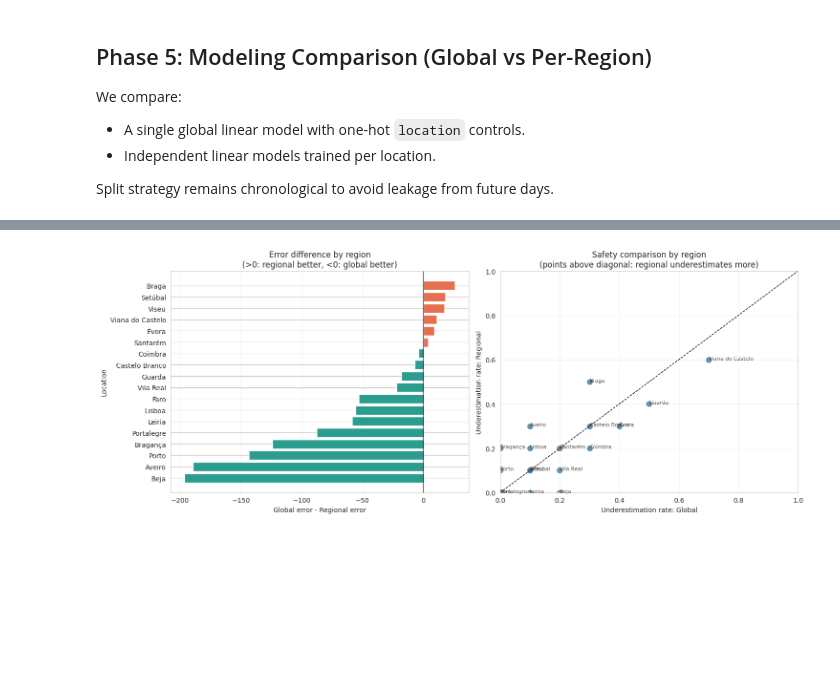
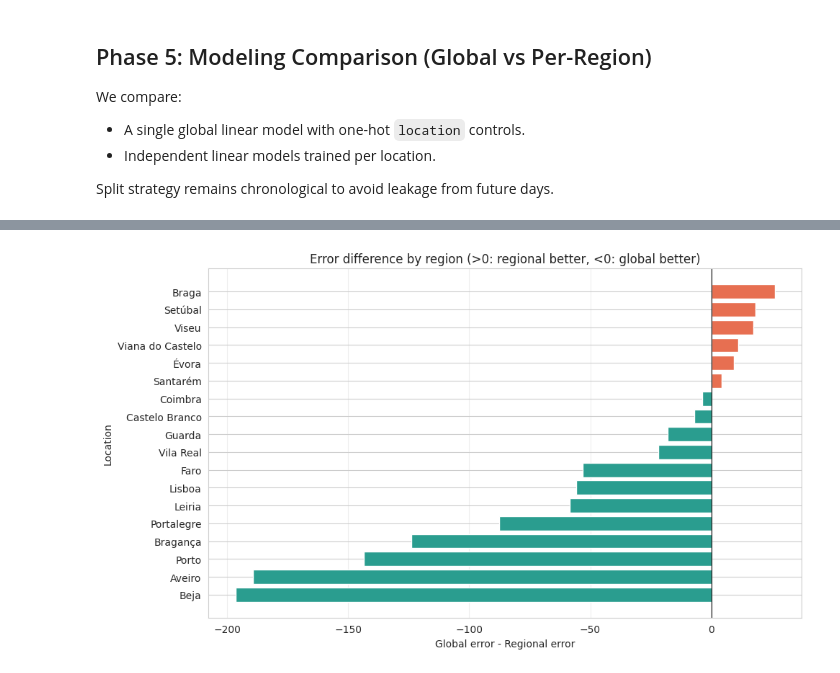
Before and after one commit to GrecoLucas/Weather-Prediction, a Jupyter notebook: Level_4/level_4_accidents.ipynb, the cells around one changed output, grey strips where cells are left out. Cells and saved outputs as stored; diff of their text form; code cells hidden in the pictures; blank space fills up the shorter version.

```diff
--- a/Level_4/level_4_accidents.ipynb
+++ b/Level_4/level_4_accidents.ipynb
@@ -639,12 +512,10 @@ wind_gusts_10m              0.161               0.224               -0.064
 # %%
-# Diagnostic 2: Between-region vs within-region decomposition for key concerns
+# Diagnostic 2: Between-region vs within-region decomposition for key features
 focus_features = [f for f in ['temperature_2m', 'surface_pressure', 'rain'] if f in merged_df.columns]
 
-# Between-region effect: correlate region means (proxy for long-run profile differences)
 region_means = merged_df.groupby('location')[focus_features + ['accident_count']].mean()
 between_corr = region_means.corr()['accident_count'].drop('accident_count')
 
-# Within-region effect: remove each region baseline and correlate residual variation
 demeaned_df = merged_df.copy()
 for col in focus_features + ['accident_count']:
     demeaned_df[col] = demeaned_df[col] - demeaned_df.groupby('location')[col].transform('mean')
@@ -664,22 +535,6 @@ decomp_table['between_minus_within'] = (
 print('CORRELATION DECOMPOSITION (GLOBAL / BETWEEN / WITHIN)')
 print('=' * 90)
 print(decomp_table.to_string())
-
-fig, axes = plt.subplots(1, 2, figsize=(14, 5.6))
-for ax, feat, color in zip(axes, ['temperature_2m', 'surface_pressure'], ['#1f77b4', '#d62728']):
-    if feat not in region_means.columns:
-        ax.axis('off')
-        continue
-    ax.scatter(region_means[feat], region_means['accident_count'], s=70, alpha=0.8, color=color)
-    for loc, row in region_means.iterrows():
-        ax.text(row[feat], row['accident_count'], loc, fontsize=8, alpha=0.8)
-    ax.set_xlabel(f'Mean {feat} by region')
-    ax.set_ylabel('Mean accident_count by region')
-    ax.set_title(f'Between-region profile: {feat} vs accidents')
-    ax.grid(alpha=0.25)
-
-plt.tight_layout()
-plt.show()
 # %% [output]
 CORRELATION DECOMPOSITION (GLOBAL / BETWEEN / WITHIN)
 ==========================================================================================
@@ -1188,8 +912,6 @@ Global (one-hot location, adjusted)            3470.4140             19.2801
 loc_eval = eval_df.groupby('location').agg(
     rows=('accident_count', 'count'),
     mean_actual_acc=('accident_count', 'mean'),
-    mean_pred_global=('pred_global', 'mean'),
-    mean_pred_regional=('pred_regional', 'mean'),
     total_vehicle_error_global=('vehicle_error_global', 'sum'),
     total_vehicle_error_regional=('vehicle_error_regional', 'sum'),
     under_rate_global=('under_global', 'mean'),
@@ -1208,39 +930,26 @@ loc_eval = loc_eval.sort_values('global_minus_regional_error', ascending=False)
 
 print('REGION-LEVEL PERFORMANCE COMPARISON')
 print('=' * 90)
-print(loc_eval.round(3).to_string(index=False))
+print(
+    loc_eval[[
+        'location', 'rows', 'mean_actual_acc',
+        'total_vehicle_error_global', 'total_vehicle_error_regional',
+        'global_minus_regional_error', 'under_rate_global', 'under_rate_regional', 'winner'
+    ]].round(3).to_string(index=False)
+ )
 
-print('\nTop regions where REGIONAL model is better (positive = global worse):')
-print(loc_eval[['location', 'global_minus_regional_error']].head(6).round(3).to_string(index=False))
-
-print('\nTop regions where GLOBAL model is better (negative = global better):')
-print(loc_eval[['location', 'global_minus_regional_error']].tail(6).round(3).to_string(index=False))
-
-fig, axes = plt.subplots(1, 2, figsize=(15, 5.8))
-
+fig, ax = plt.subplots(figsize=(10, 5.8))
 plot_df = loc_eval.sort_values('global_minus_regional_error', ascending=True)
-axes[0].barh(
+ax.barh(
     plot_df['location'],
     plot_df['global_minus_regional_error'],
     color=['#e76f51' if x > 0 else '#2a9d8f' for x in plot_df['global_minus_regional_error']]
-)
-axes[0].axvline(0, color='black', linewidth=0.8)
-axes[0].set_xlabel('Global error - Regional error')
-axes[0].set_ylabel('Location')
-axes[0].set_title('Error difference by region\n(>0: regional better, <0: global better)')
-axes[0].grid(axis='x', alpha=0.3)
-
-axes[1].scatter(loc_eval['under_rate_global'], loc_eval['under_rate_regional'], s=60, color='#457b9d', alpha=0.8)
-for _, r in loc_eval.iterrows():
-    axes[1].text(r['under_rate_global'], r['under_rate_regional'], r['location'], fontsize=8, alpha=0.8)
-axes[1].plot([0, 1], [0, 1], linestyle='--', color='black', linewidth=1)
-axes[1].set_xlim(0, 1)
-axes[1].set_ylim(0, 1)
-axes[1].set_xlabel('Underestimation rate: Global')
-axes[1].set_ylabel('Underestimation rate: Regional')
-axes[1].set_title('Safety comparison by region\n(points above diagonal: regional underestimates more)')
-axes[1].grid(alpha=0.25)
-
+ )
+ax.axvline(0, color='black', linewidth=0.8)
+ax.set_xlabel('Global error - Regional error')
+ax.set_ylabel('Location')
+ax.set_title('Error difference by region (>0: regional better, <0: global better)')
+ax.grid(axis='x', alpha=0.3)
 plt.tight_layout()
 plt.show()
 # %% [output]
@@ -1264,4 +973,4 @@ Viana do Castelo    10             10.7             8.613              10.202
-[figure, old version]
+[figure, new version]
 # %%
 # Final compact objective metrics (easy-to-read)
 # Vehicle Error is the primary business objective.
```
Also changed, not shown: parts of 18 cells of this notebook.
